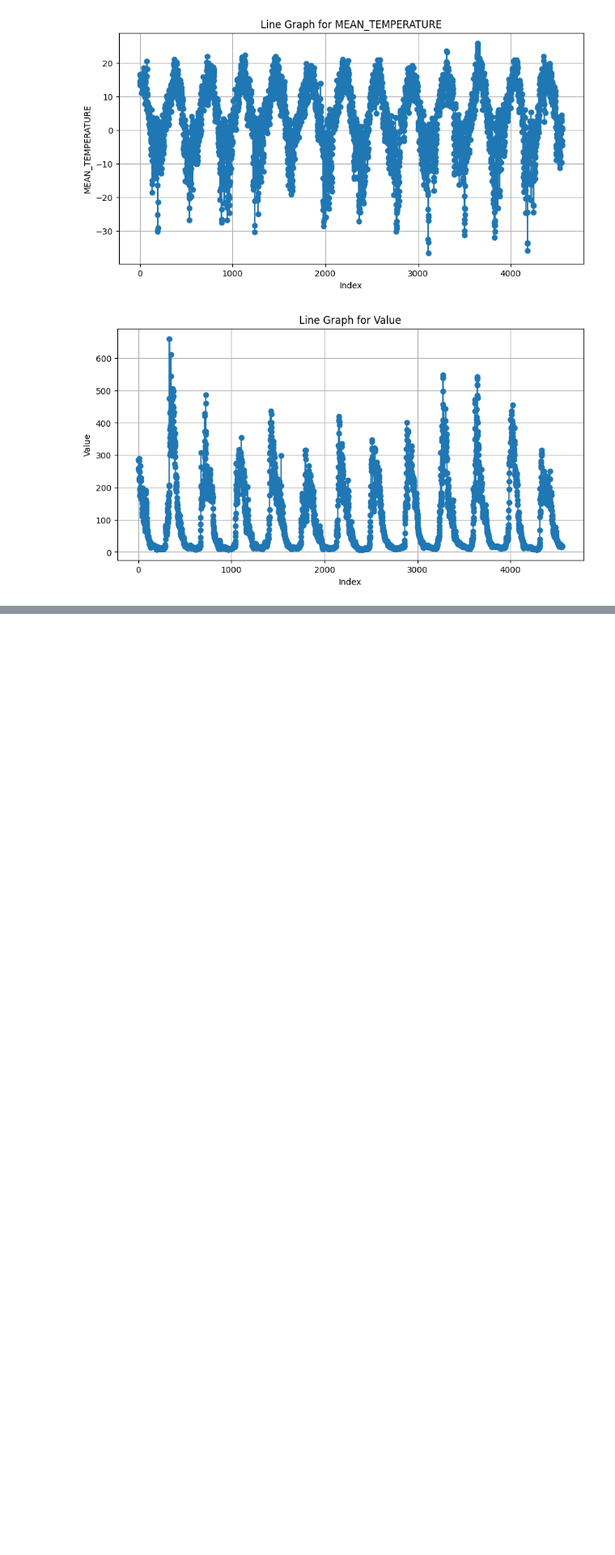
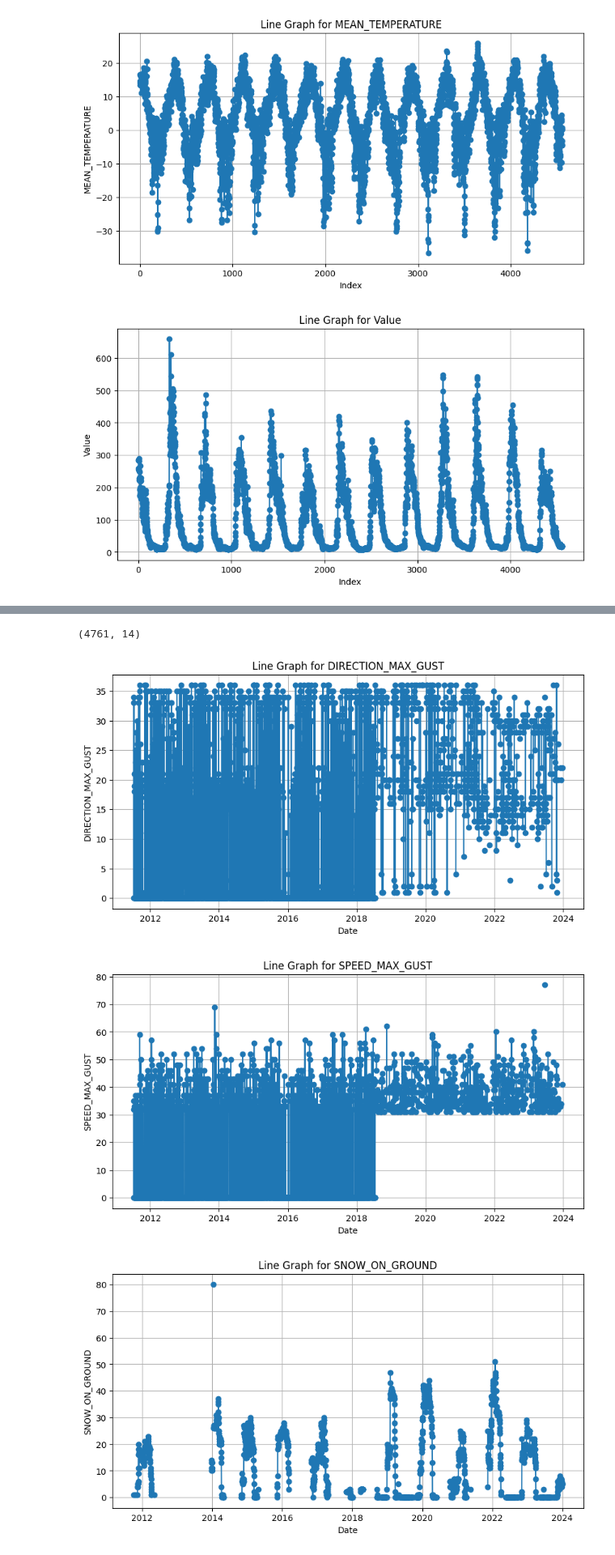
Before and after one commit to Abdullah-Usmani/flood-research1, a Jupyter notebook: RandomForestation.ipynb, the cells around one changed output, grey strips where cells are left out. Shown at 81% size. Saved outputs shown, nothing was run; the diff lists cells and outputs as text; code cells hidden in the pictures; blank space fills up the shorter version.

```diff
--- a/RandomForestation.ipynb
+++ b/RandomForestation.ipynb
@@ -308,0 +359,3 @@ for column in columns_to_plot.columns:
+# %%
+df = pd.read_csv('interpolated_file3.csv')
+df.head(5)
@@ -308,0 +369,27 @@ for column in columns_to_plot.columns:
+# %%
+df['LOCAL_DATE'] = pd.to_datetime(df['LOCAL_DATE'])
+# %%
+df.set_index('LOCAL_DATE', inplace=True)
+# %%
+print(df.shape)
+# %% [output]
+(4761, 14)
+# %%
+columns_to_plot = df.iloc[:, 0:13]
+
+# Loop through each selected column and plot it
+for column in columns_to_plot.columns:
+    if pd.api.types.is_numeric_dtype(columns_to_plot[column]):
+        plt.figure(figsize=(10, 5))  # Set the figure size
+        plt.plot(df.index, columns_to_plot[column], marker='o')  # Plot each column as a line graph
+        plt.title(f'Line Graph for {column}')  # Title with the column name
+        plt.xlabel('Date')  # Label for the x-axis
+        plt.ylabel(column)  # Label for the y-axis
+        plt.grid(True)  # Add a grid for better readability
+        plt.show()  # Display the plot
+    else:
+        print(f"Skipping column {column} as it is not numeric.")
+# %% [output]
+[figure, added]
+[figure, added]
+[figure, added]
```
Also changed, not shown: parts of 11 cells of this notebook, 9 other files.
